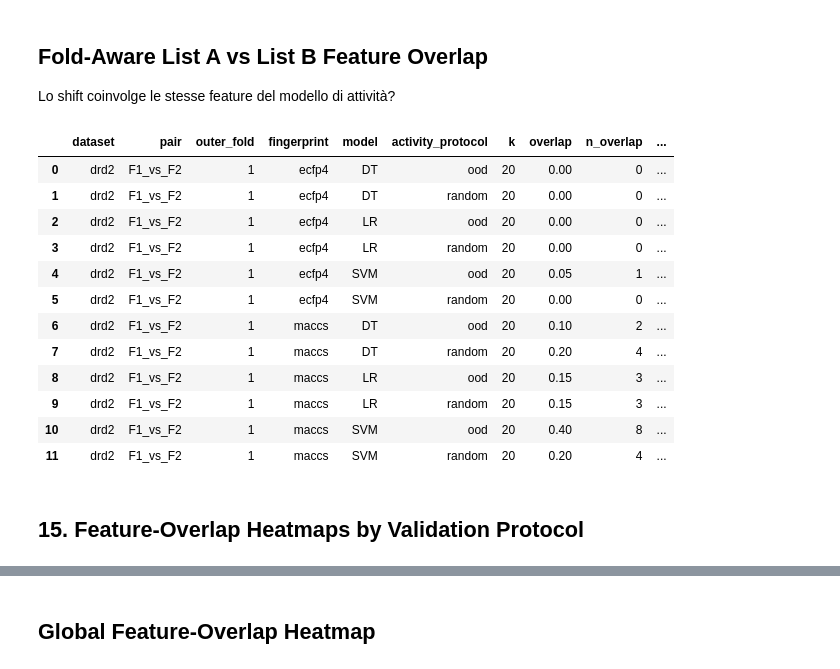
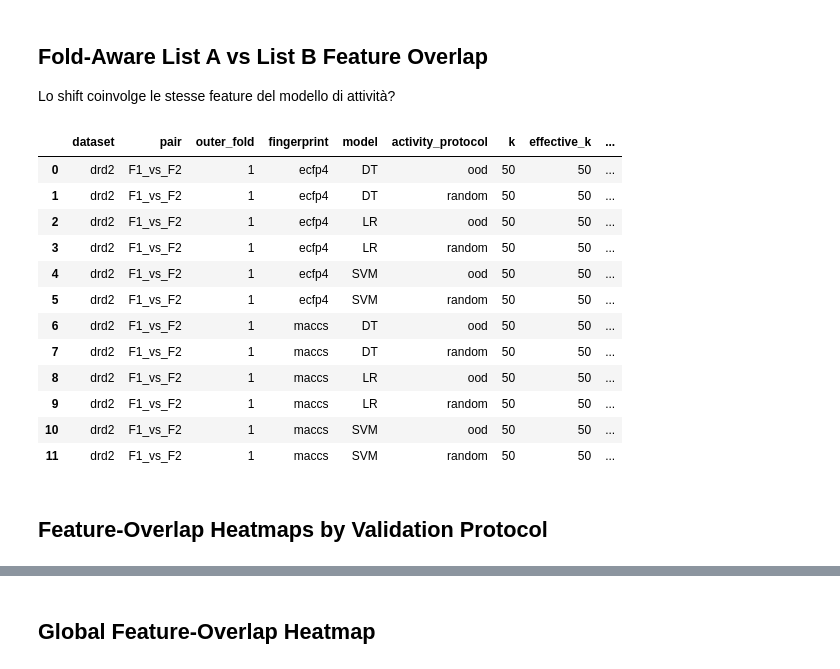
Before and after one commit to francescocapria/drug-discovery-lohi, a Jupyter notebook: notebooks/distribution_shift_analysis/classifier_shift_test_all_hi.ipynb, the cells around one changed output, grey strips where cells are left out. Cells and saved outputs as stored; diff of their text form; code cells hidden in the pictures.

```diff
--- a/notebooks/distribution_shift_analysis/classifier_shift_test_all_hi.ipynb
+++ b/notebooks/distribution_shift_analysis/classifier_shift_test_all_hi.ipynb
@@ -616,7 +616,6 @@ display(
 ## Same-Search Out-of-Sample Discrimination
 # %%
 from sklearn.model_selection import GridSearchCV
-
 
 def allowed_fingerprints_for_model(model_name: str) -> list[str]:
     """
@@ -737,7 +736,7 @@ def make_main_search_discriminator(dataset: str, fp_type: str, model_name: str):
         if "penalty" in grid:
             raise ValueError(
                 "LR grid should not contain `penalty` here. "
-                "This notebook fixes penalty='elasticnet' and searches over l1_ratio."
+                "Penalty is left at the project-compatible default and l1_ratio is searched consistently with training/train_model.py."
             )
 
         if "l1_ratio" not in grid:
@@ -1621,11 +1732,14 @@ plt.show()
 
 Lo shift coinvolge le stesse feature del modello di attività?
 # %%
+PLOT_FPS = ["ecfp4", "maccs"]
+OVERLAP_K = 50
+LISTB_SOURCE = "same_search_cv"
 
-
-PLOT_FPS = ["ecfp4", "maccs"]
-OVERLAP_K = 20
-LISTB_SOURCE = "same_search_cv"
+FP_N_FEATURES = {
+    "ecfp4": 2048,
+    "maccs": 167,
+}
 
 PAIR_TO_OUTER_FOLD = {
     "F1_vs_F2": 1,
@@ -1694,9 +1808,6 @@ def top_features_listA_by_protocol_and_fold(
     Top-k activity features for one dataset-model-fingerprint-protocol-fold.
 
     This aligns List A with the same outer fold corresponding to the List B pair:
-        F1_vs_F2 -> fold 1
-        F1_vs_F3 -> fold 2
-        F2_vs_F3 -> fold 3
 
     Protocol matching is exact after normalization.
     """
@@ -1766,47 +1877,64 @@ for dataset in DATASETS:
                         k=OVERLAP_K,
                     )
 
                     if not a_features:
                         continue
 
                     common_features = a_features & b_features
-                    overlap = len(common_features) / OVERLAP_K
+
+                    n_features = FP_N_FEATURES[fp]
+                    effective_k = min(OVERLAP_K, n_features)
+
+                    overlap = len(common_features) / effective_k
+
+                    random_expected_overlap = effective_k / n_features
+                    overlap_enrichment = (
+                        overlap / random_expected_overlap
+                        if random_expected_overlap > 0
+                        else np.nan
+                    )
 
                     overlap_rows.append({
                         "dataset": dataset,
                         "pair": pair_name,
                         "outer_fold": outer_fold,
                         "fingerprint": fp,
                         "model": model,
                         "activity_protocol": PROTOCOL_SHORT[protocol],
                         "k": OVERLAP_K,
+                        "effective_k": effective_k,
+                        "n_features": n_features,
                         "overlap": overlap,
                         "n_overlap": len(common_features),
+                        "random_expected_overlap": random_expected_overlap,
+                        "overlap_enrichment": overlap_enrichment,
                         "overlap_features": json.dumps(sorted(list(common_features))),
                     })
+
+# granularity: dataset × pair × outer_fold × fingerprint × model × activity_protocol
 
 df_overlap = pd.DataFrame(overlap_rows)
 
 df_overlap.to_csv(
     OUT_ROOT / f"cross_dataset_listA_listB_overlap_by_protocol_foldaware_top{OVERLAP_K}.csv",
     index=False,
 )
 
 display(df_overlap.head(12))
 # %% [output]
-|  | dataset | pair | outer_fold | fingerprint | model | activity_protocol | k | overlap | n_overlap | ... |
-| 0 | drd2 | F1_vs_F2 | 1 | ecfp4 | DT | ood | 20 | 0.00 | 0 | ... |
-| 1 | drd2 | F1_vs_F2 | 1 | ecfp4 | DT | random | 20 | 0.00 | 0 | ... |
-| 2 | drd2 | F1_vs_F2 | 1 | ecfp4 | LR | ood | 20 | 0.00 | 0 | ... |
-| 3 | drd2 | F1_vs_F2 | 1 | ecfp4 | LR | random | 20 | 0.00 | 0 | ... |
-| 4 | drd2 | F1_vs_F2 | 1 | ecfp4 | SVM | ood | 20 | 0.05 | 1 | ... |
-| 5 | drd2 | F1_vs_F2 | 1 | ecfp4 | SVM | random | 20 | 0.00 | 0 | ... |
-| 6 | drd2 | F1_vs_F2 | 1 | maccs | DT | ood | 20 | 0.10 | 2 | ... |
-| 7 | drd2 | F1_vs_F2 | 1 | maccs | DT | random | 20 | 0.20 | 4 | ... |
-| 8 | drd2 | F1_vs_F2 | 1 | maccs | LR | ood | 20 | 0.15 | 3 | ... |
-| 9 | drd2 | F1_vs_F2 | 1 | maccs | LR | random | 20 | 0.15 | 3 | ... |
-| 10 | drd2 | F1_vs_F2 | 1 | maccs | SVM | ood | 20 | 0.40 | 8 | ... |
-| 11 | drd2 | F1_vs_F2 | 1 | maccs | SVM | random | 20 | 0.20 | 4 | ... |
+|  | dataset | pair | outer_fold | fingerprint | model | activity_protocol | k | effective_k | ... |
+| 0 | drd2 | F1_vs_F2 | 1 | ecfp4 | DT | ood | 50 | 50 | ... |
+| 1 | drd2 | F1_vs_F2 | 1 | ecfp4 | DT | random | 50 | 50 | ... |
+| 2 | drd2 | F1_vs_F2 | 1 | ecfp4 | LR | ood | 50 | 50 | ... |
+| 3 | drd2 | F1_vs_F2 | 1 | ecfp4 | LR | random | 50 | 50 | ... |
+| 4 | drd2 | F1_vs_F2 | 1 | ecfp4 | SVM | ood | 50 | 50 | ... |
+| 5 | drd2 | F1_vs_F2 | 1 | ecfp4 | SVM | random | 50 | 50 | ... |
+| 6 | drd2 | F1_vs_F2 | 1 | maccs | DT | ood | 50 | 50 | ... |
+| 7 | drd2 | F1_vs_F2 | 1 | maccs | DT | random | 50 | 50 | ... |
+| 8 | drd2 | F1_vs_F2 | 1 | maccs | LR | ood | 50 | 50 | ... |
+| 9 | drd2 | F1_vs_F2 | 1 | maccs | LR | random | 50 | 50 | ... |
+| 10 | drd2 | F1_vs_F2 | 1 | maccs | SVM | ood | 50 | 50 | ... |
+| 11 | drd2 | F1_vs_F2 | 1 | maccs | SVM | random | 50 | 50 | ... |
 # %% [markdown]
-## 15. Feature-Overlap Heatmaps by Validation Protocol
+## Feature-Overlap Heatmaps by Validation Protocol
 # %%
```
Also changed, not shown: parts of 10 cells of this notebook, 2 other files.
